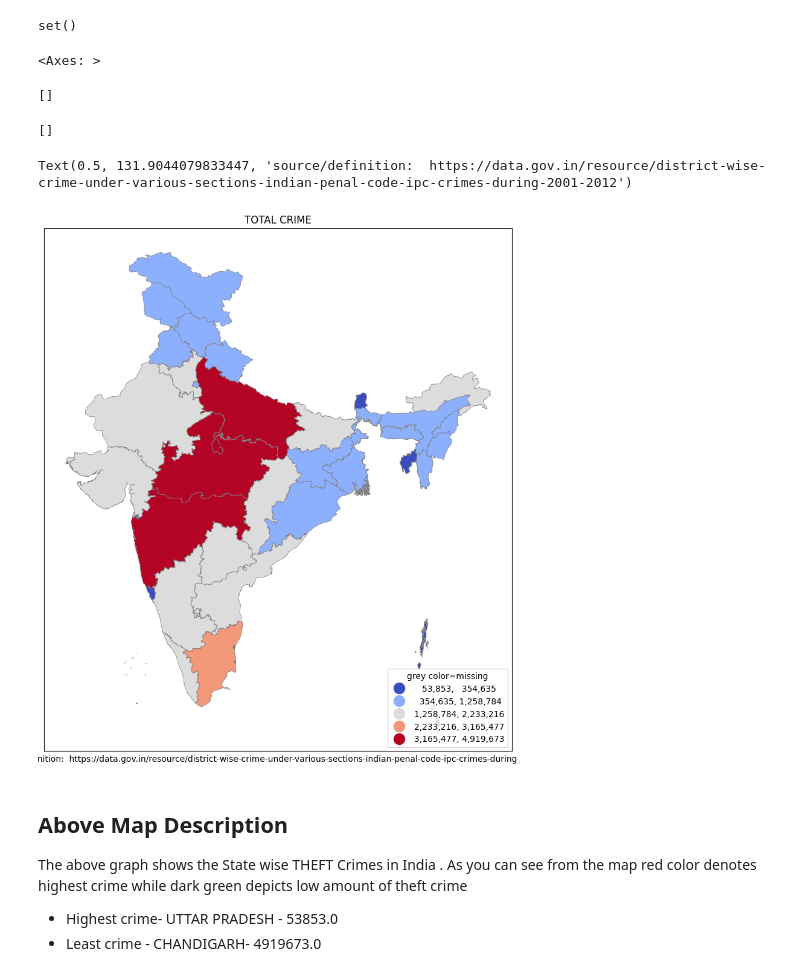
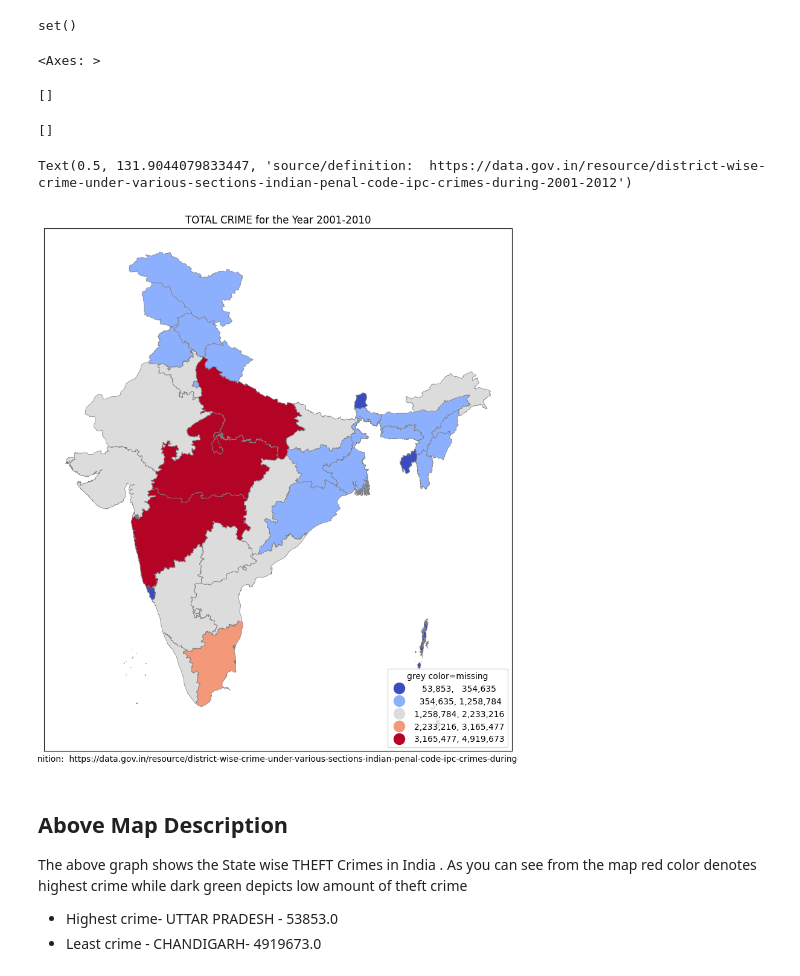
Before and after one commit to HarshGujarathi7/GISTEST, a Jupyter notebook: ps4.ipynb, the cells around one changed output. Drawn from its saved outputs; the diff is of its cells as text; code cells hidden in the pictures.

```diff
--- a/ps4.ipynb
+++ b/ps4.ipynb
@@ -334,22 +320,20 @@ C2 = pd.merge(india, crime1, on='STATE',how='inner',indicator=False)
 # %%
 fig, ax = plt.subplots(1, figsize=(10,12))
 C1.plot(ax=ax,column='TOTAL  CRIMES',legend=True,cmap='coolwarm',
           scheme='natural_breaks',k=5, edgecolor='grey',linewidth=0.5,
           legend_kwds= {"fmt": "{:,.0f}",'loc':'lower right','markerscale':1.4})
 leg1 = ax.get_legend()
 leg1.set_title('''grey color=missing''')
-ax.title.set_text("TOTAL CRIME")
-ax.set_xticks([]) #kills xticks
-ax.set_yticks([]) #kills xticks
+ax.title.set_text("TOTAL CRIME for the Year 2001-2010")
+ax.set_xticks([])
+ax.set_yticks([])
 ax.set_xlabel('''source/definition:  https://data.gov.in/resource/district-wise-crime-under-various-sections-indian-penal-code-ipc-crimes-during-2001-2012''')
-#plt.savefig('fig.pdf',bbox_inches='tight') #,pad_inches=0.1, dpi=200, transparent=True #eps, jpeg, jpg, pdf, pgf, png, ps, raw, rgba, svg, svgz, tif, tiff
-#files.download('fig.pdf') #note can also right click fig and save image as
 # %% [output]
 <Axes: >
 []
 []
 Text(0.5, 131.9044079833447, 'source/definition:  https://data.gov.in/resource/district-wise-crime-under-various-sections-indian-penal-code-ipc-crimes-during-2001-2012')
-[figure, old version]
+[figure, new version]
 # %% [markdown]
 ## Above Map Description
 
```
Also changed, not shown: parts of 41 cells of this notebook.
